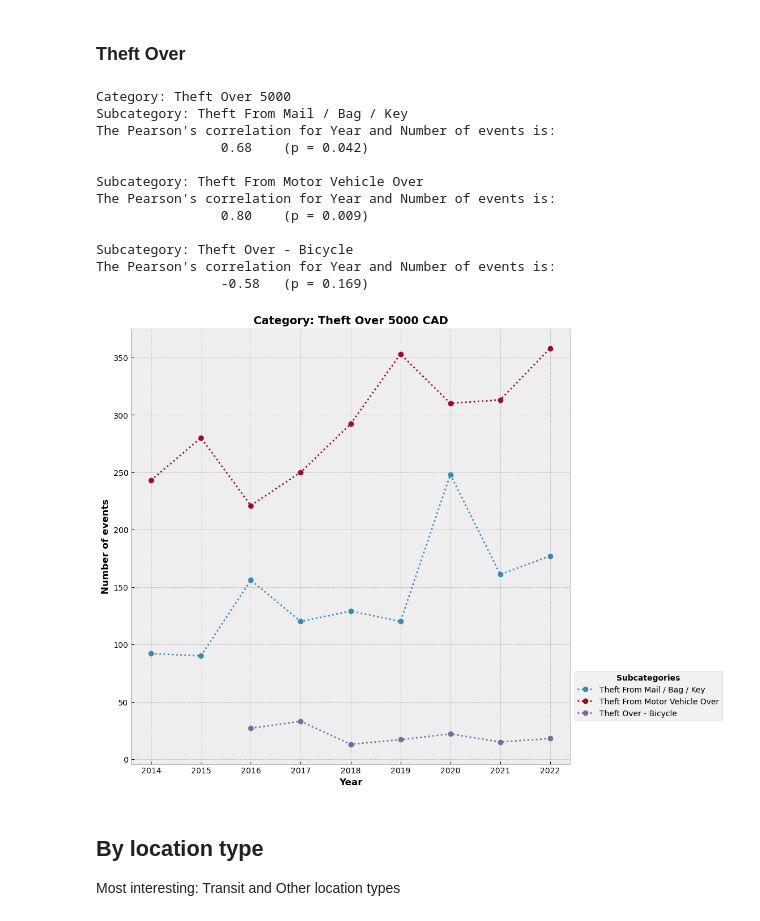
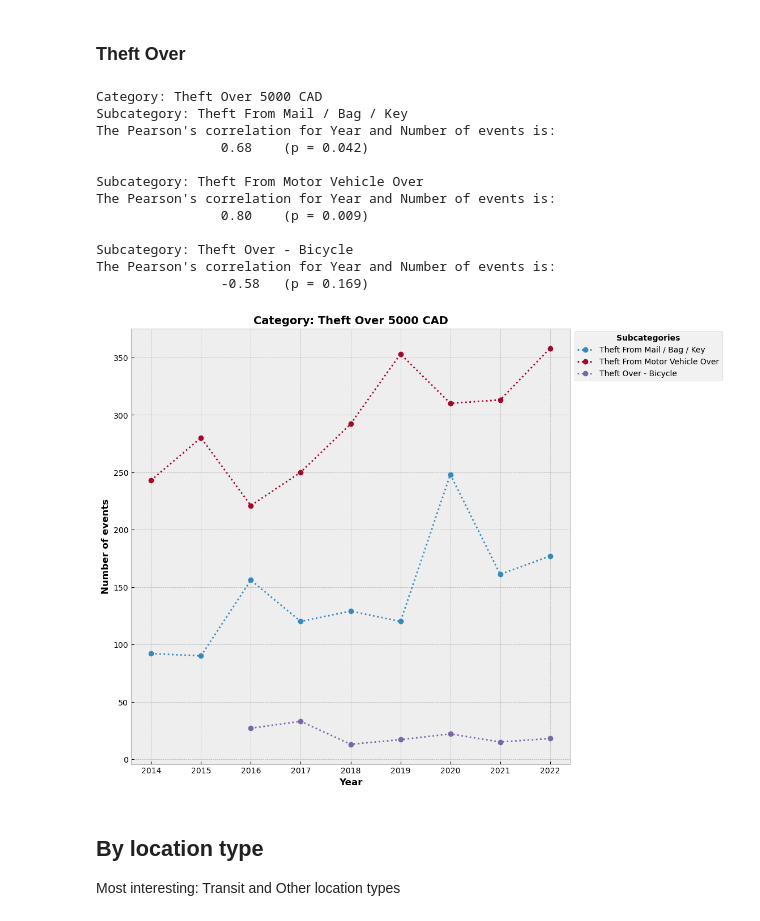
Before and after one commit to fannysigouin/project1, a Jupyter notebook: question_5/q5_year_to_year.ipynb, the cells around one changed output. Drawn from its saved outputs; the diff is of its cells as text; code cells hidden in the pictures.

```diff
--- a/question_5/q5_year_to_year.ipynb
+++ b/question_5/q5_year_to_year.ipynb
@@ -512,36 +512,36 @@ for offence in offences:
             print_corr_from_df('Year', 'Number of events', this_data_off)
             ax.plot(
                 this_data_off['Year'],
                 this_data_off['Number of events'],
                 'o:',
                 label=offence
             )
-ax.legend(loc=(1.01, 0.1), title='Subcategories', title_fontproperties={'weight': 700})
+ax.legend(loc=(1.01, 0.88), title='Subcategories', title_fontproperties={'weight': 700})
 
 # Add some text for labels, title and custom x-axis tick labels, etc.
 ax.set_title(
     'Category: ' + cat + ' 5000 CAD',
     fontdict={'weight': 700, 'size': 14}
 )
 ax.set_xlabel('Year', fontdict={'weight': 700})
 
 ax.set_ylabel('Number of events', fontdict={'weight': 700})
 
 plt.show()
 # %% [output]
-Category: Theft Over 5000
+Category: Theft Over 5000 CAD
 Subcategory: Theft From Mail / Bag / Key
 The Pearson's correlation for Year and Number of events is:
                 0.68    (p = 0.042)
 
 Subcategory: Theft From Motor Vehicle Over
 The Pearson's correlation for Year and Number of events is:
                 0.80    (p = 0.009)
 
 Subcategory: Theft Over - Bicycle
 The Pearson's correlation for Year and Number of events is:
                 -0.58   (p = 0.169)
-[figure, old version]
+[figure, new version]
 # %% [markdown]
 ## By location type
 
```
Also changed, not shown: parts of 6 cells of this notebook, 1 other file.
